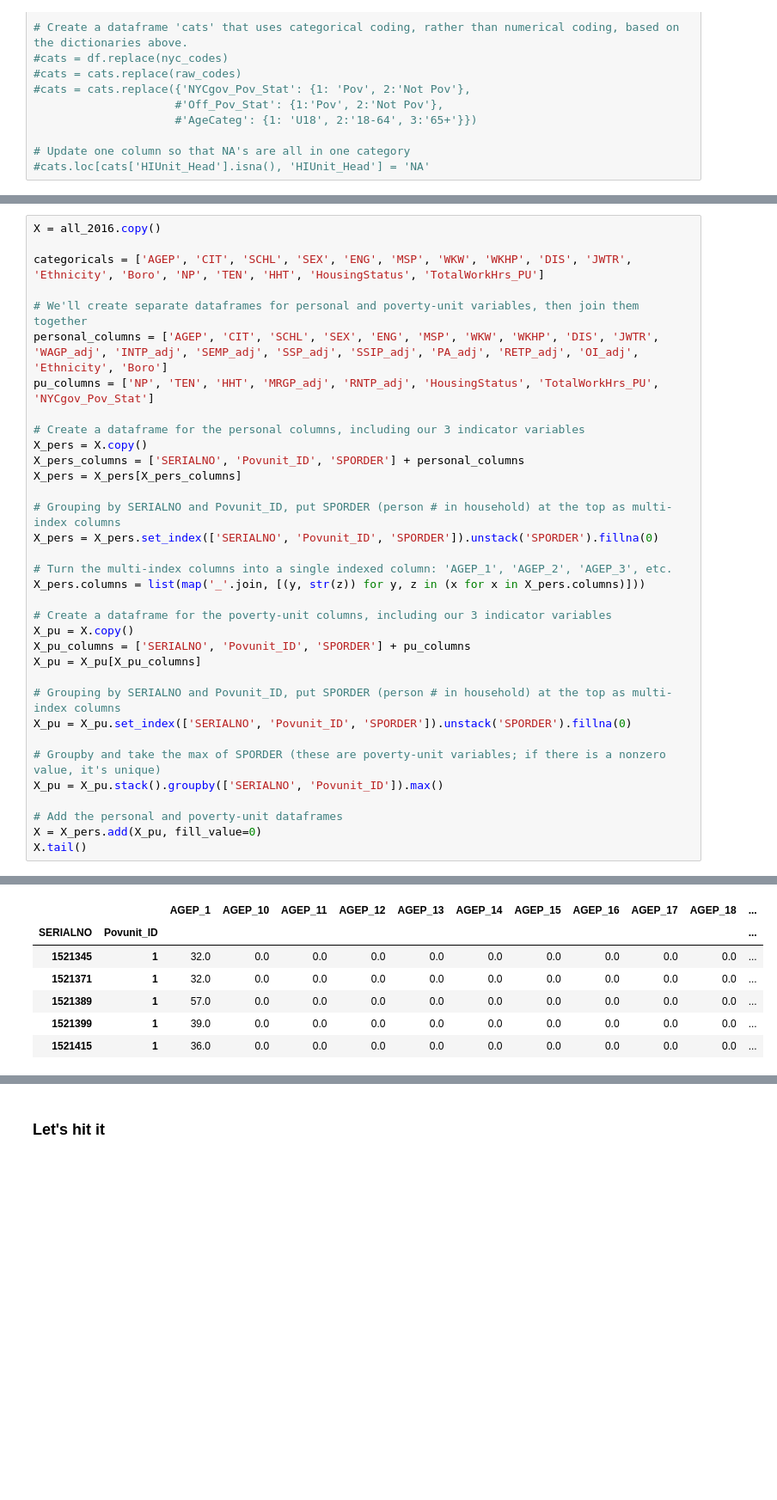
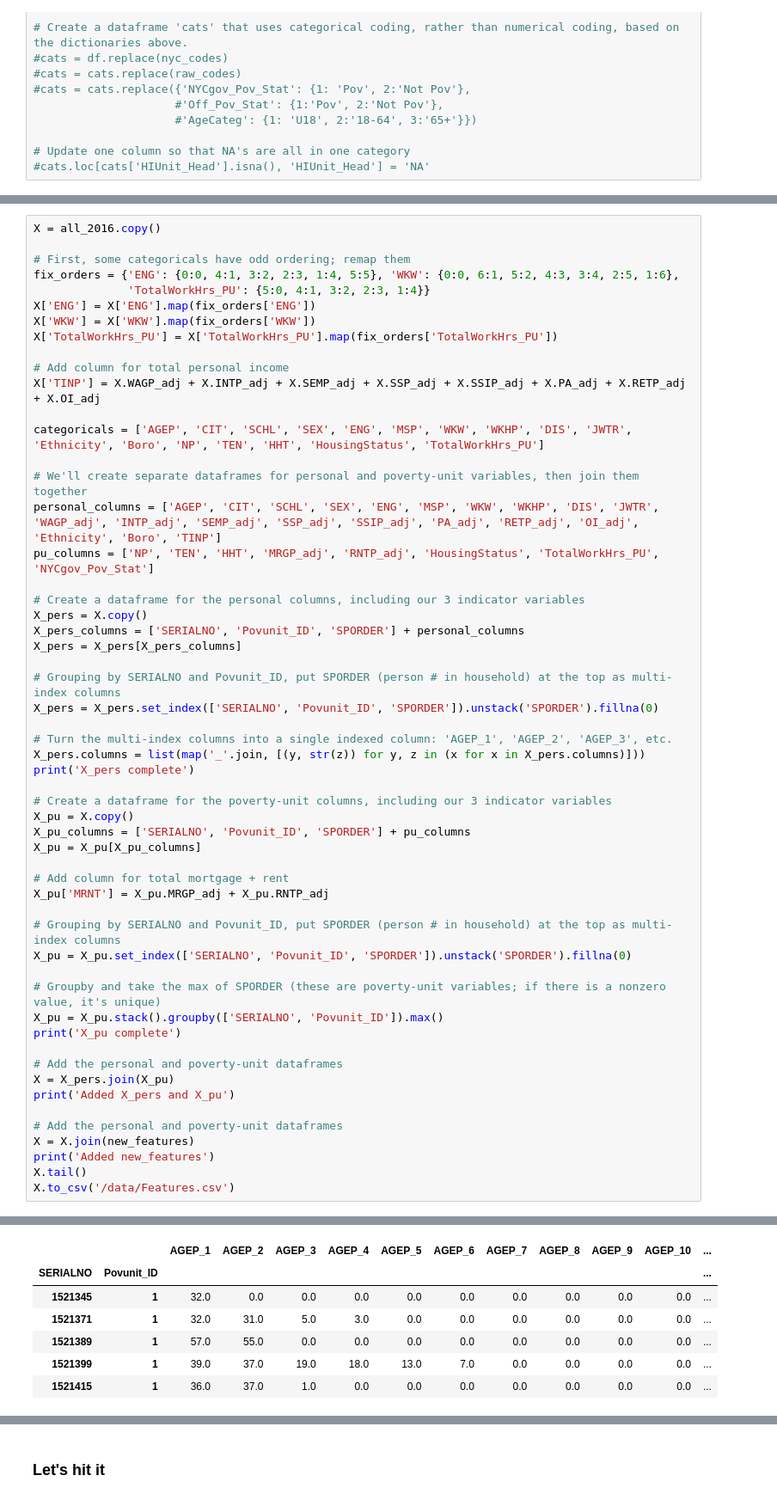
Before and after one commit to c74p/Capstone-NYCPoverty, a Jupyter notebook: Capstone Project 1 - Poverty/Models.ipynb, the cells around one changed output, grey strips where cells are left out. Shown: that part at 86% size. Saved outputs shown, nothing was run; the diff lists cells and outputs as text; blank space fills up the shorter version.

```diff
--- a/Capstone Project 1 - Poverty/Models.ipynb
+++ b/Capstone Project 1 - Poverty/Models.ipynb
@@ -235,10 +691,20 @@ rows for reference.
 # %%
 X = all_2016.copy()
+
+# First, some categoricals have odd ordering; remap them
+fix_orders = {'ENG': {0:0, 4:1, 3:2, 2:3, 1:4, 5:5}, 'WKW': {0:0, 6:1, 5:2, 4:3, 3:4, 2:5, 1:6},
+              'TotalWorkHrs_PU': {5:0, 4:1, 3:2, 2:3, 1:4}}
+X['ENG'] = X['ENG'].map(fix_orders['ENG'])
+X['WKW'] = X['WKW'].map(fix_orders['WKW'])
+X['TotalWorkHrs_PU'] = X['TotalWorkHrs_PU'].map(fix_orders['TotalWorkHrs_PU'])
+
+# Add column for total personal income
+X['TINP'] = X.WAGP_adj + X.INTP_adj + X.SEMP_adj + X.SSP_adj + X.SSIP_adj + X.PA_adj + X.RETP_adj + X.OI_adj
 
 categoricals = ['AGEP', 'CIT', 'SCHL', 'SEX', 'ENG', 'MSP', 'WKW', 'WKHP', 'DIS', 'JWTR', 'Ethnicity', 'Boro', 'NP', 'TEN', 'HHT', 'HousingStatus', 'TotalWorkHrs_PU']
 
 # We'll create separate dataframes for personal and poverty-unit variables, then join them together
-personal_columns = ['AGEP', 'CIT', 'SCHL', 'SEX', 'ENG', 'MSP', 'WKW', 'WKHP', 'DIS', 'JWTR', 'WAGP_adj', 'INTP_adj', 'SEMP_adj', 'SSP_adj', 'SSIP_adj', 'PA_adj', 'RETP_adj', 'OI_adj', 'Ethnicity', 'Boro']
+personal_columns = ['AGEP', 'CIT', 'SCHL', 'SEX', 'ENG', 'MSP', 'WKW', 'WKHP', 'DIS', 'JWTR', 'WAGP_adj', 'INTP_adj', 'SEMP_adj', 'SSP_adj', 'SSIP_adj', 'PA_adj', 'RETP_adj', 'OI_adj', 'Ethnicity', 'Boro', 'TINP']
 pu_columns = ['NP', 'TEN', 'HHT', 'MRGP_adj', 'RNTP_adj', 'HousingStatus', 'TotalWorkHrs_PU', 'NYCgov_Pov_Stat']
 
 # Create a dataframe for the personal columns, including our 3 indicator variables
@@ -251,19 +717,30 @@ X_pers = X_pers.set_index(['SERIALNO', 'Povunit_ID', 'SPORDER']).unstack('SPORDE
 
 # Turn the multi-index columns into a single indexed column: 'AGEP_1', 'AGEP_2', 'AGEP_3', etc.
 X_pers.columns = list(map('_'.join, [(y, str(z)) for y, z in (x for x in X_pers.columns)]))
+print('X_pers complete')
 
 # Create a dataframe for the poverty-unit columns, including our 3 indicator variables
 X_pu = X.copy()
 X_pu_columns = ['SERIALNO', 'Povunit_ID', 'SPORDER'] + pu_columns
 X_pu = X_pu[X_pu_columns]
 
+# Add column for total mortgage + rent
+X_pu['MRNT'] = X_pu.MRGP_adj + X_pu.RNTP_adj
+
 # Grouping by SERIALNO and Povunit_ID, put SPORDER (person # in household) at the top as multi-index columns
 X_pu = X_pu.set_index(['SERIALNO', 'Povunit_ID', 'SPORDER']).unstack('SPORDER').fillna(0)
 
 # Groupby and take the max of SPORDER (these are poverty-unit variables; if there is a nonzero value, it's unique)
 X_pu = X_pu.stack().groupby(['SERIALNO', 'Povunit_ID']).max()
+print('X_pu complete')
 
 # Add the personal and poverty-unit dataframes
-X = X_pers.add(X_pu, fill_value=0)
+X = X_pers.join(X_pu)
+print('Added X_pers and X_pu')
+
+# Add the personal and poverty-unit dataframes
+X = X.join(new_features)
+print('Added new_features')
 X.tail()
+X.to_csv('/data/Features.csv')
 # %% [output]
@@ -270,7 +751,7 @@ X.tail()
-|  |  | AGEP_1 | AGEP_10 | AGEP_11 | AGEP_12 | AGEP_13 | AGEP_14 | AGEP_15 | AGEP_16 | AGEP_17 | AGEP_18 | ... |
+|  |  | AGEP_1 | AGEP_2 | AGEP_3 | AGEP_4 | AGEP_5 | AGEP_6 | AGEP_7 | AGEP_8 | AGEP_9 | AGEP_10 | ... |
 | SERIALNO | Povunit_ID |  |  |  |  |  |  |  |  |  |  | ... |
 | 1521345 | 1 | 32.0 | 0.0 | 0.0 | 0.0 | 0.0 | 0.0 | 0.0 | 0.0 | 0.0 | 0.0 | ... |
-| 1521371 | 1 | 32.0 | 0.0 | 0.0 | 0.0 | 0.0 | 0.0 | 0.0 | 0.0 | 0.0 | 0.0 | ... |
-| 1521389 | 1 | 57.0 | 0.0 | 0.0 | 0.0 | 0.0 | 0.0 | 0.0 | 0.0 | 0.0 | 0.0 | ... |
-| 1521399 | 1 | 39.0 | 0.0 | 0.0 | 0.0 | 0.0 | 0.0 | 0.0 | 0.0 | 0.0 | 0.0 | ... |
-| 1521415 | 1 | 36.0 | 0.0 | 0.0 | 0.0 | 0.0 | 0.0 | 0.0 | 0.0 | 0.0 | 0.0 | ... |
+| 1521371 | 1 | 32.0 | 31.0 | 5.0 | 3.0 | 0.0 | 0.0 | 0.0 | 0.0 | 0.0 | 0.0 | ... |
+| 1521389 | 1 | 57.0 | 55.0 | 0.0 | 0.0 | 0.0 | 0.0 | 0.0 | 0.0 | 0.0 | 0.0 | ... |
+| 1521399 | 1 | 39.0 | 37.0 | 19.0 | 18.0 | 13.0 | 7.0 | 0.0 | 0.0 | 0.0 | 0.0 | ... |
+| 1521415 | 1 | 36.0 | 37.0 | 1.0 | 0.0 | 0.0 | 0.0 | 0.0 | 0.0 | 0.0 | 0.0 | ... |
```
Also changed, not shown: parts of 25 cells of this notebook.
